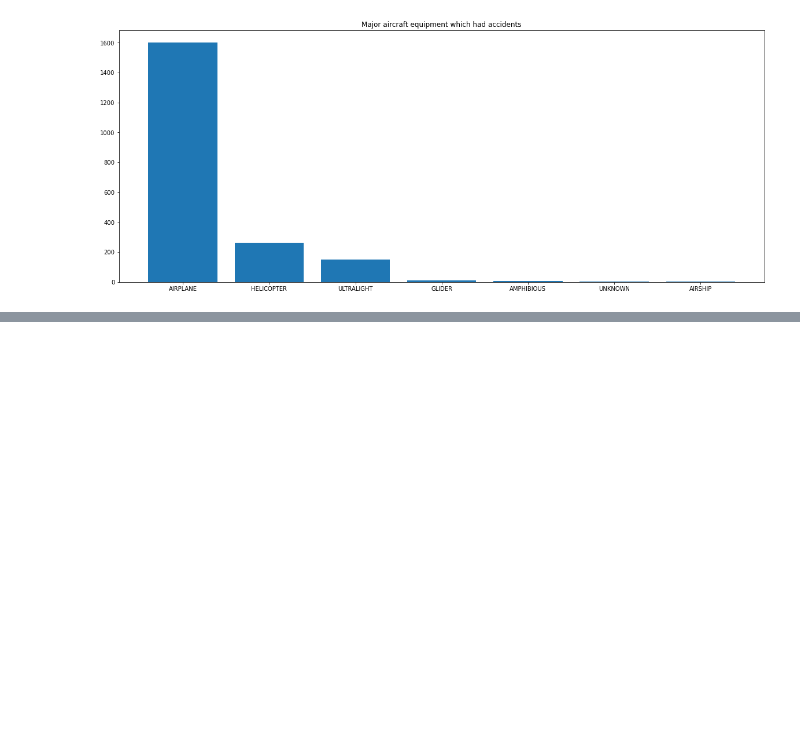
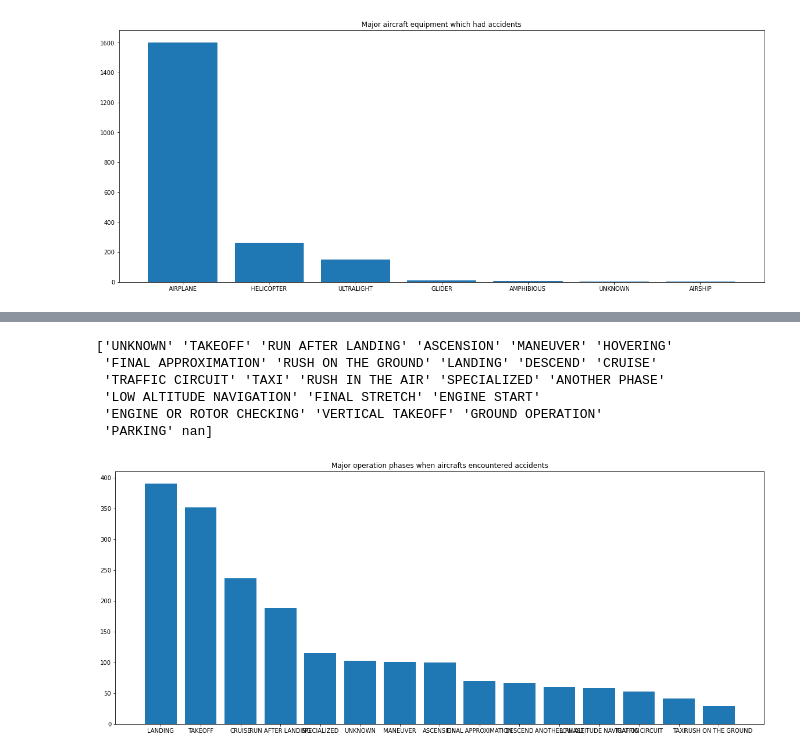
Before and after one commit to seorimpark/MATH517team2-4, a Jupyter notebook: Codes/Analysis.ipynb, the cells around one changed output, grey strips where cells are left out. Drawn from its saved outputs; the diff is of its cells as text; code cells hidden in the pictures; blank space fills up the shorter version.

```diff
--- a/Codes/Analysis.ipynb
+++ b/Codes/Analysis.ipynb
@@ -245,0 +178,18 @@ if __name__ == '__main__':
+# %%
+print(data2.operation_phase.unique())
+pha=pd.DataFrame(data2.operation_phase.value_counts())
+pha=pha[pha.operation_phase>25]
+phad=pha.to_dict()
+phadr=phad["operation_phase"]
+plt.figure(figsize=(20,8))
+plt.bar(phadr.keys(),phadr.values())
+plt.title("Major operation phases when aircrafts encountered accidents")
+plt.show()
+# %% [output]
+['UNKNOWN' 'TAKEOFF' 'RUN AFTER LANDING' 'ASCENSION' 'MANEUVER' 'HOVERING'
+ 'FINAL APPROXIMATION' 'RUSH ON THE GROUND' 'LANDING' 'DESCEND' 'CRUISE'
+ 'TRAFFIC CIRCUIT' 'TAXI' 'RUSH IN THE AIR' 'SPECIALIZED' 'ANOTHER PHASE'
+ 'LOW ALTITUDE NAVIGATION' 'FINAL STRETCH' 'ENGINE START'
+ 'ENGINE OR ROTOR CHECKING' 'VERTICAL TAKEOFF' 'GROUND OPERATION'
+ 'PARKING' nan]
+[figure, added]
```
Also changed, not shown: parts of 14 cells of this notebook.
